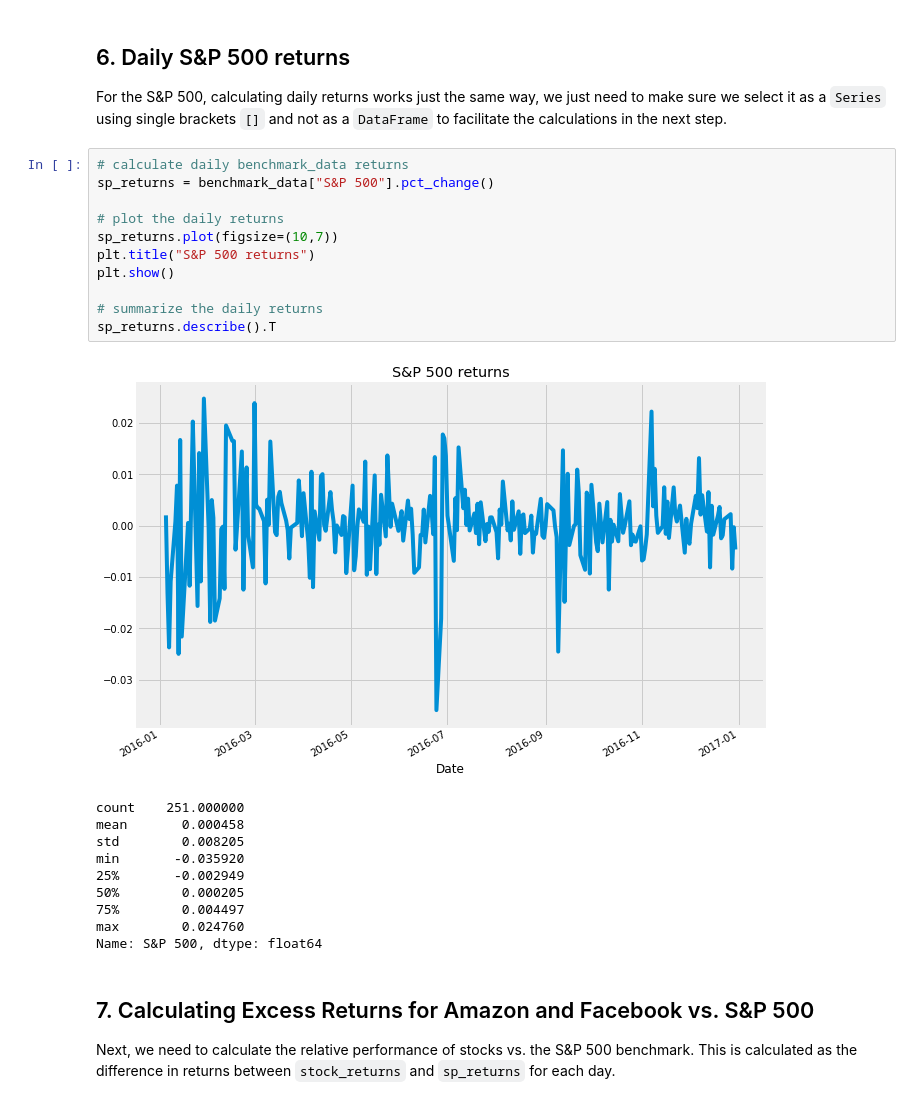
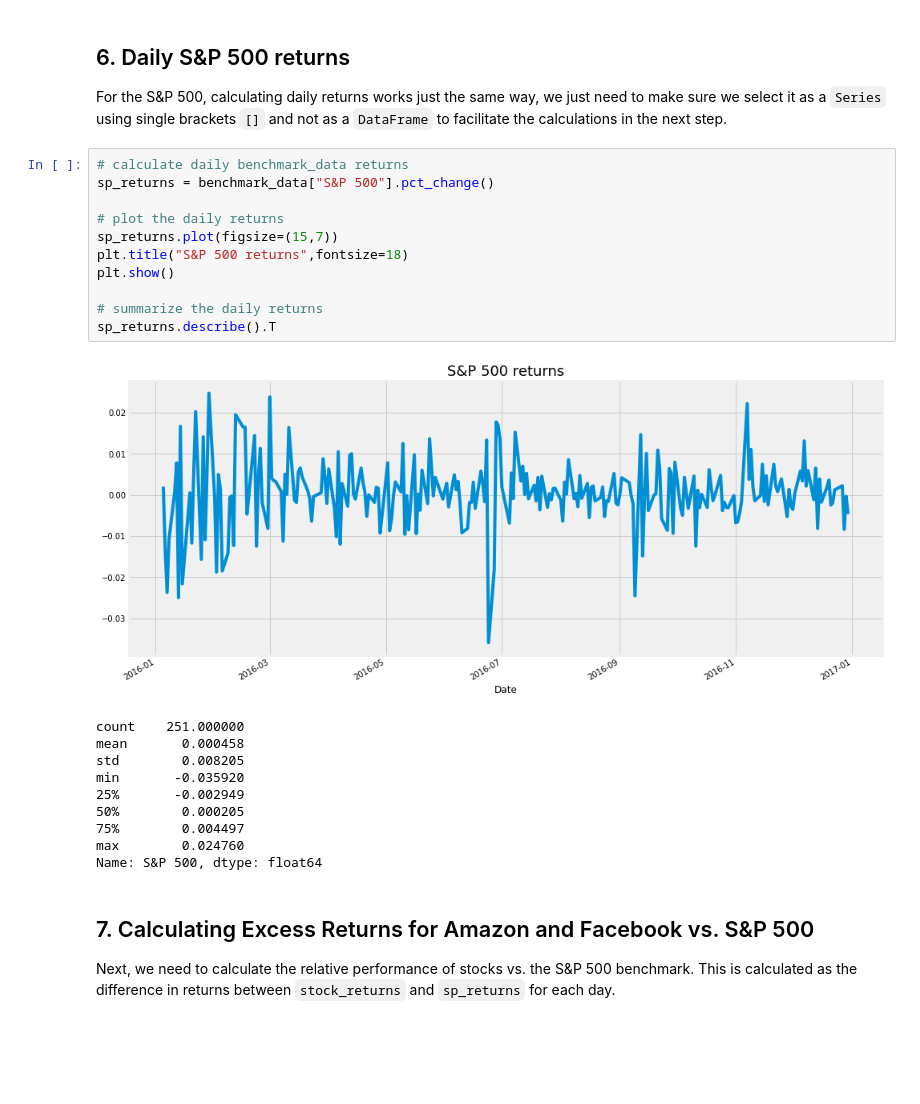
Before and after one commit to PavanJosyula9/Determination-of-Sharpe-Ratio, a Jupyter notebook: Determinaton of the Sharpe Ratio.ipynb, the cells around one changed output. Saved outputs shown, nothing was run; the diff lists cells and outputs as text; blank space fills up the shorter version.

```diff
--- a/Determinaton of the Sharpe Ratio.ipynb
+++ b/Determinaton of the Sharpe Ratio.ipynb
@@ -111,16 +112,16 @@ stock_returns.describe().T
 # %%
 # calculate daily benchmark_data returns
 sp_returns = benchmark_data["S&P 500"].pct_change()
 
 # plot the daily returns
-sp_returns.plot(figsize=(10,7))
-plt.title("S&P 500 returns")
+sp_returns.plot(figsize=(15,7))
+plt.title("S&P 500 returns",fontsize=18)
 plt.show()
 
 # summarize the daily returns
 sp_returns.describe().T
 # %% [output]
-[figure, old version]
+[figure, new version]
 count    251.000000
 mean       0.000458
 std        0.008205
```
Also changed, not shown: parts of 6 cells of this notebook.
